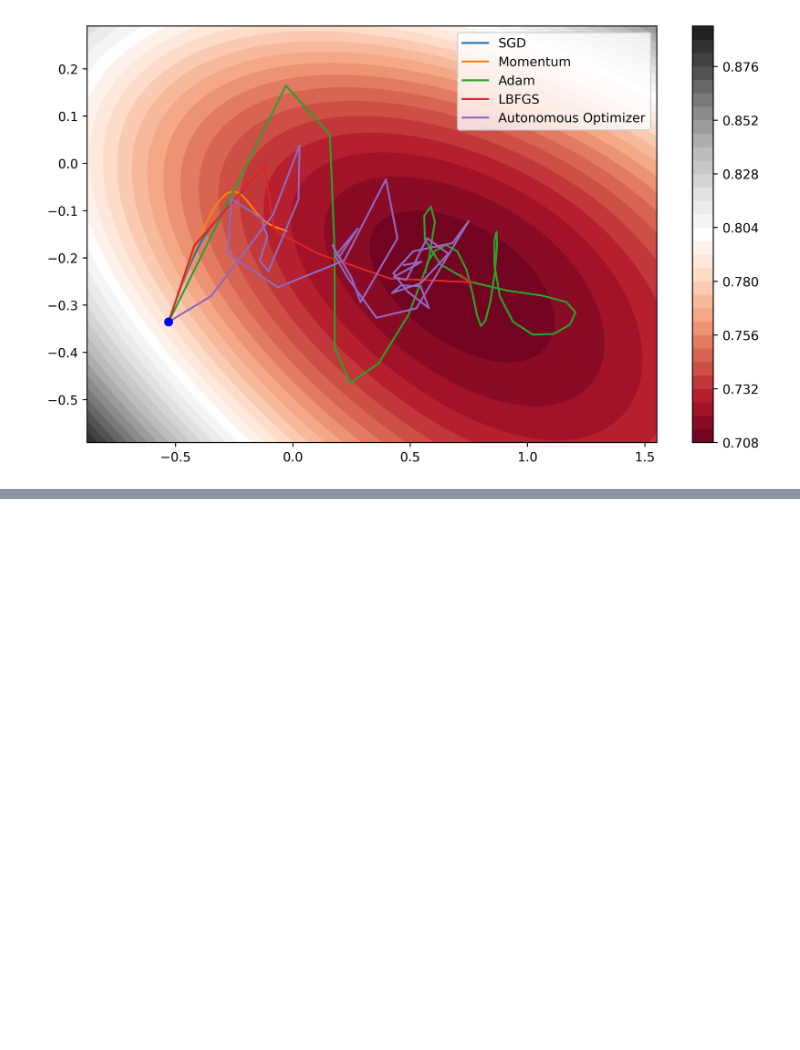
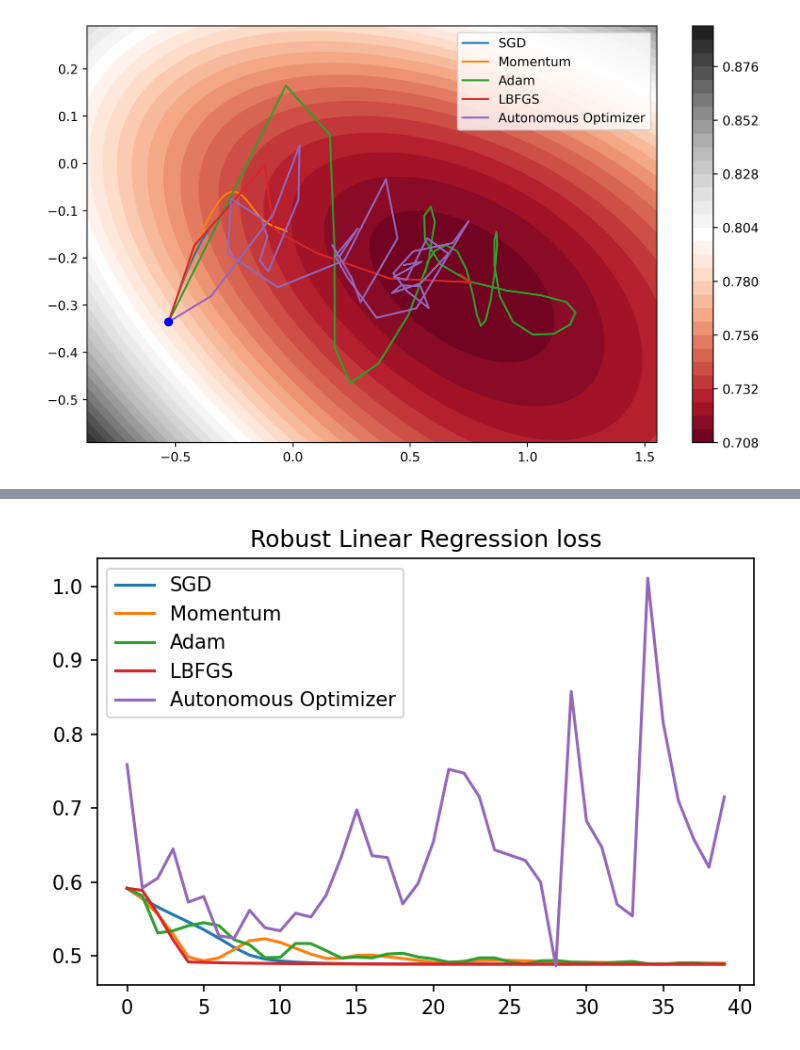
Before and after one commit to stewy33/Learning-to-Optimize, a Jupyter notebook: experiments.ipynb, the cells around one changed output, grey strips where cells are left out. Drawn from its saved outputs; the diff is of its cells as text; code cells hidden in the pictures; blank space fills up the shorter version.

Commit message:
added robust linear regression problem

```diff
--- a/experiments.ipynb
+++ b/experiments.ipynb
@@ -242,0 +159,9 @@ NameError: name 'lr_policy' is not defined
+# %%
+iterations = 40
+
+results = benchmark.run_all_optimizers(problem, iterations, lr_tune, lr_policy)
+sgd_vals, sgd_traj = results["sgd"]
+momentum_vals, momentum_traj = results["momentum"]
+adam_vals, adam_traj = results["adam"]
+lbfgs_vals, lbfgs_traj = results["lbfgs"]
+ao_vals, ao_traj = results["ao"]
@@ -273,0 +223,21 @@ benchmark.plot_trajectories({
+# %%
+rlr_tune = {
+    "sgd": {"hyperparams": {"lr": 5e-1}},
+    "momentum": {"hyperparams": {"lr": 5e-1, "momentum": 0.9}},
+    "adam": {"hyperparams": {"lr": 5e-1}},
+    "lbfgs": {"hyperparams": {"lr": 0.1, "max_iter": 1}}
+}
+# %%
+problem = benchmark.robust_linear_regression()
+
+model0 = problem["model0"]
+obj_function = problem["obj_function"]
+# %%
+iterations = 40
+
+results = benchmark.run_all_optimizers(problem, iterations, rlr_tune, None)
+sgd_vals, sgd_traj = results["sgd"]
+momentum_vals, momentum_traj = results["momentum"]
+adam_vals, adam_traj = results["adam"]
+lbfgs_vals, lbfgs_traj = results["lbfgs"]
+ao_vals, ao_traj = results["ao"]
@@ -273,0 +249,14 @@ benchmark.plot_trajectories({
+# %%
+plt.figure(figsize=(6, 4), dpi=150)
+
+plt.title('Robust Linear Regression loss')
+plt.plot(sgd_vals, label='SGD')
+plt.plot(momentum_vals, label='Momentum')
+plt.plot(adam_vals, label='Adam')
+plt.plot(lbfgs_vals, label='LBFGS')
+plt.plot(ao_vals, label='Autonomous Optimizer')
+
+plt.legend()
+plt.show()
+# %% [output]
+[figure, added]
```
Also changed, not shown: parts of 27 cells of this notebook, 1 other file.
